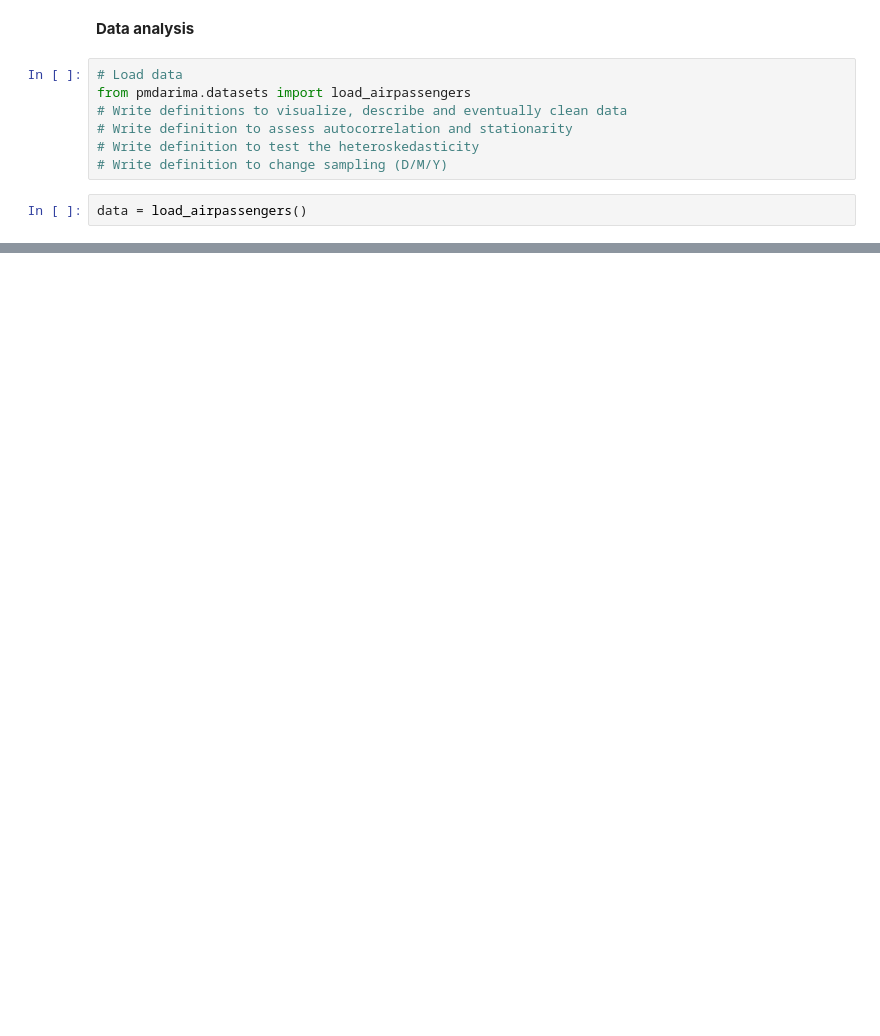
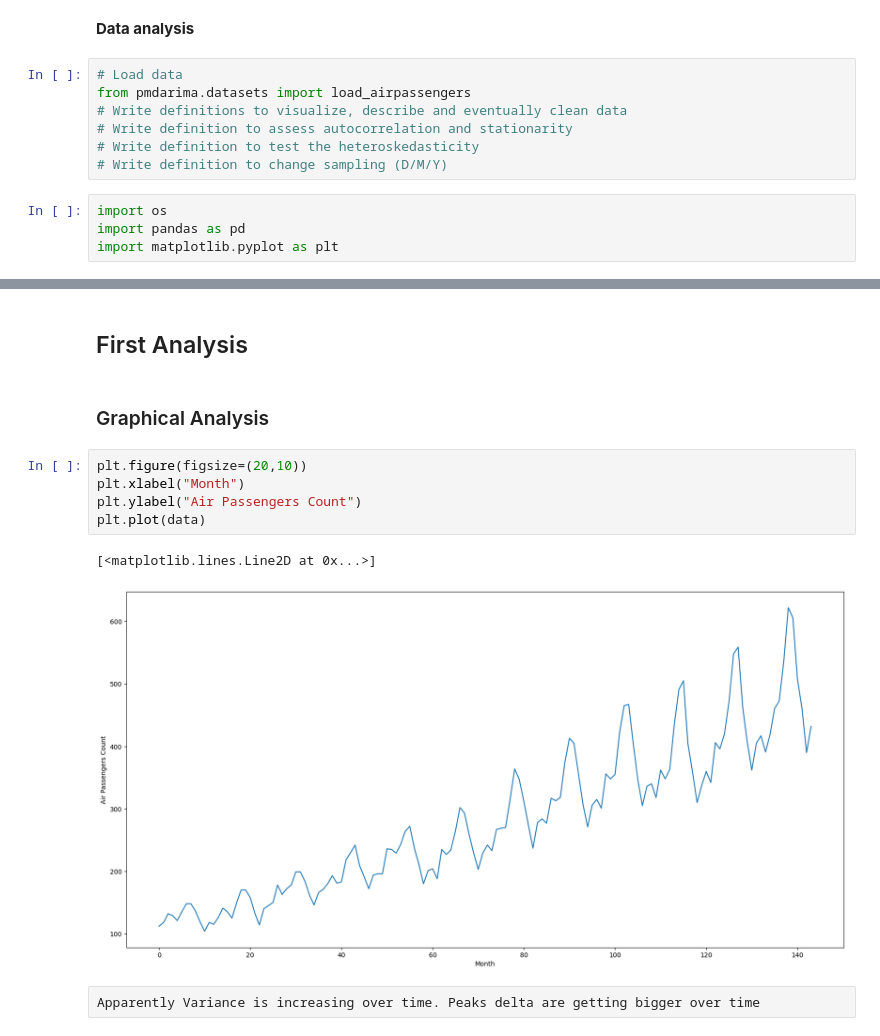
Before and after one commit to ManuLabricole/CDN-MachineLearning, a Jupyter notebook: ML6/2023_Campus_ML6-NB1.ipynb, the cells around one changed output, grey strips where cells are left out. Cells and saved outputs as stored; diff of their text form; blank space fills up the shorter version.

```diff
--- a/ML6/2023_Campus_ML6-NB1.ipynb
+++ b/ML6/2023_Campus_ML6-NB1.ipynb
@@ -96,4 +101,6 @@ from pmdarima.datasets import load_airpassengers
 # Write definition to test the heteroskedasticity
 # Write definition to change sampling (D/M/Y)
 # %%
-data = load_airpassengers()
+import os
+import pandas as pd
+import matplotlib.pyplot as plt
@@ -120,0 +150,14 @@ array([112., 118., 132., 129., 121., 135., 148., 148., 136., 119., 104.,
+# %% [markdown]
+## First Analysis
+# %% [markdown]
+### Graphical Analysis
+# %%
+plt.figure(figsize=(20,10))
+plt.xlabel("Month")
+plt.ylabel("Air Passengers Count")
+plt.plot(data)
+# %% [output]
+[<matplotlib.lines.Line2D at 0x...>]
+[figure, added]
+# %% [raw]
+Apparently Variance is increasing over time. Peaks delta are getting bigger over time
```
Also changed, not shown: parts of 37 cells of this notebook.
